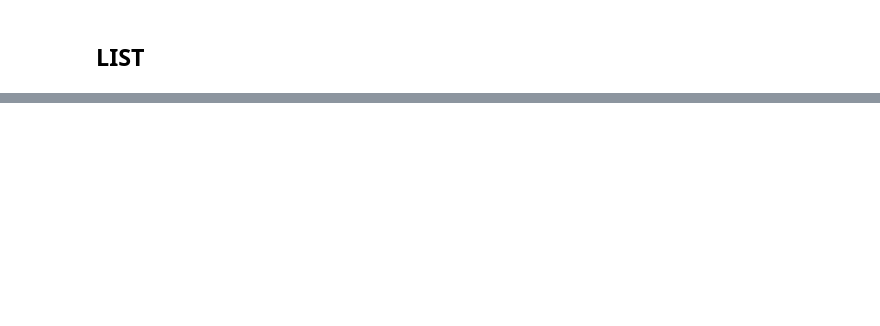
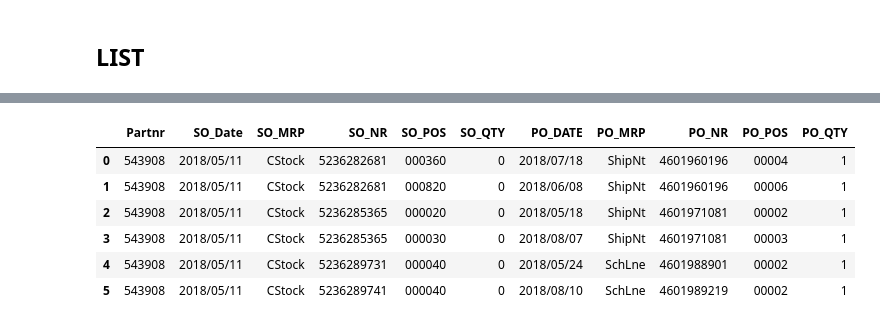
Before and after one commit to bbk0529/MD04, a Jupyter notebook: MD04 Parser.ipynb, the cells around one changed output, grey strips where cells are left out. Cells and saved outputs as stored; diff of their text form; code cells hidden in the pictures; blank space fills up the shorter version.

```diff
--- a/MD04 Parser.ipynb
+++ b/MD04 Parser.ipynb
@@ -256,0 +181,10 @@ total[10]
+# %%
+total[1]
+# %% [output]
+|  | Partnr | SO_Date | SO_MRP | SO_NR | SO_POS | SO_QTY | PO_DATE | PO_MRP | PO_NR | PO_POS | PO_QTY |
+| 0 | 543908 | 2018/05/11 | CStock | 5236282681 | 000360 | 0 | 2018/07/18 | ShipNt | 4601960196 | 00004 | 1 |
+| 1 | 543908 | 2018/05/11 | CStock | 5236282681 | 000820 | 0 | 2018/06/08 | ShipNt | 4601960196 | 00006 | 1 |
+| 2 | 543908 | 2018/05/11 | CStock | 5236285365 | 000020 | 0 | 2018/05/18 | ShipNt | 4601971081 | 00002 | 1 |
+| 3 | 543908 | 2018/05/11 | CStock | 5236285365 | 000030 | 0 | 2018/08/07 | ShipNt | 4601971081 | 00003 | 1 |
+| 4 | 543908 | 2018/05/11 | CStock | 5236289731 | 000040 | 0 | 2018/05/24 | SchLne | 4601988901 | 00002 | 1 |
+| 5 | 543908 | 2018/05/11 | CStock | 5236289741 | 000040 | 0 | 2018/08/10 | SchLne | 4601989219 | 00002 | 1 |
```
Also changed, not shown: parts of 26 cells of this notebook, 2 other files.
